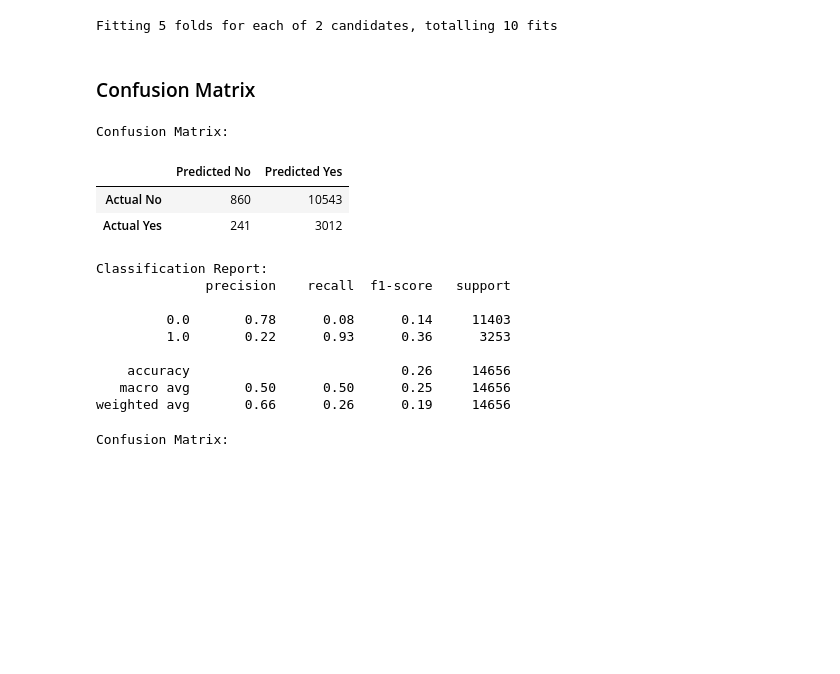
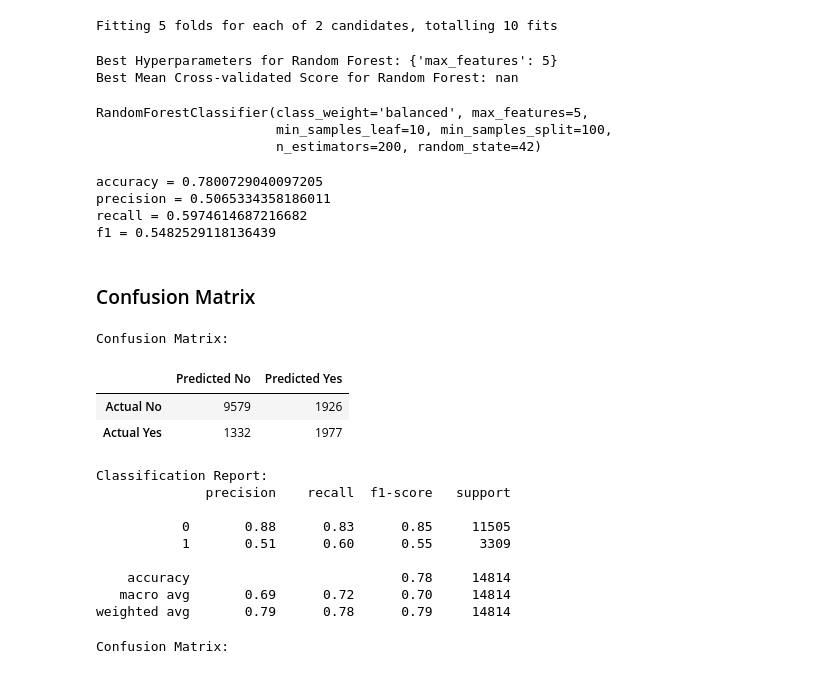
Before and after one commit to rjosh003-CS/Data-Mining-coursework, a Jupyter notebook: DM_coursework_part_2.ipynb, the cells around one changed output. Saved outputs shown, nothing was run; the diff lists cells and outputs as text; code cells hidden in the pictures; blank space fills up the shorter version.

```diff
--- a/DM_coursework_part_2.ipynb
+++ b/DM_coursework_part_2.ipynb
@@ -1922,7 +1922,7 @@ def custom_scores(y_true, y_pred_proba, threshold=0.5):
 
 # Create GridSearchCV object with the specified parameter grid and cross-validation
 grid_search_rf = GridSearchCV(rf_classifier, param_grid, cv=stratified_kfold.split(train_X, train_y),
-                              scoring=custom_scores, verbose=1, n_jobs=-1,
+                              scoring=custom_scores, verbose=3, n_jobs=-1,
                               refit=True
                             )
 
@@ -1931,7 +1931,7 @@ param_grid_size = len(param_grid[list(param_grid.keys())[0]])
 
 
 # Fit the grid search to the training data
-with tqdm(total=param_grid_size, desc="Grid Search Progress") as pbar:
+with tqdm(total=param_grid_size, desc="Grid Search Progress", colour = "green") as pbar:
     grid_search_rf.fit(trainX, trainY.unstack())
     pbar.update(param_grid_size)
 # %% [output]
@@ -1943,43 +1943,55 @@ best_score_rf = grid_search_rf.best_score_
 
 print("Best Hyperparameters for Random Forest:", best_params_rf)
 print("Best Mean Cross-validated Score for Random Forest:", best_score_rf)
+# %% [output]
+Best Hyperparameters for Random Forest: {'max_features': 5}
+Best Mean Cross-validated Score for Random Forest: nan
 # %%
 best_rf = grid_search_rf.best_estimator_
 best_rf
+# %% [output]
+RandomForestClassifier(class_weight='balanced', max_features=5,
+                       min_samples_leaf=10, min_samples_split=100,
+                       n_estimators=200, random_state=42)
 # %%
-y_pred_rf = best_rf.predict(test_X)
-print_scores(test_y, y_pred_rf)
+y_pred_rf = best_rf.predict(testX)
+print_scores(testY, y_pred_rf)
+# %% [output]
+accuracy = 0.7800729040097205
+precision = 0.5065334358186011
+recall = 0.5974614687216682
+f1 = 0.5482529118136439
 # %% [markdown]
 ### Confusion Matrix
 # %%
 # Predict on the training set
-y_pred_rf = best_rf.predict(train_X)
+y_pred_rf = best_rf.predict(testX)
 
 # Compute the confusion matrix
-cm = confusion_matrix(train_y, y_pred_rf)
+cm = confusion_matrix(testY, y_pred_rf)
 confusion_df = pd.DataFrame(cm, columns=["Predicted No", "Predicted Yes"], index=["Actual No", "Actual Yes"])
 
 # Display the confusion matrix
 print("Confusion Matrix:")
 display(confusion_df)
 
 # Print classification report for additional metrics
 print("\nClassification Report:")
-print(classification_report(train_y, y_pred_rf))
+print(classification_report(testY, y_pred_rf))
 # %% [output]
 Confusion Matrix:
 |  | Predicted No | Predicted Yes |
-| Actual No | 860 | 10543 |
-| Actual Yes | 241 | 3012 |
+| Actual No | 9579 | 1926 |
+| Actual Yes | 1332 | 1977 |
 Classification Report:
               precision    recall  f1-score   support
 
-         0.0       0.78      0.08      0.14     11403
-         1.0       0.22      0.93      0.36      3253
+           0       0.88      0.83      0.85     11505
+           1       0.51      0.60      0.55      3309
 
-    accuracy                           0.26     14656
-   macro avg       0.50      0.50      0.25     14656
-weighted avg       0.66      0.26      0.19     14656
+    accuracy                           0.78     14814
+   macro avg       0.69      0.72      0.70     14814
+weighted avg       0.79      0.78      0.79     14814
 # %%
 # Predict on the training set
 y_pred_rf = best_rf.predict(test_X)
```
Also changed, not shown: parts of 7 cells of this notebook.
